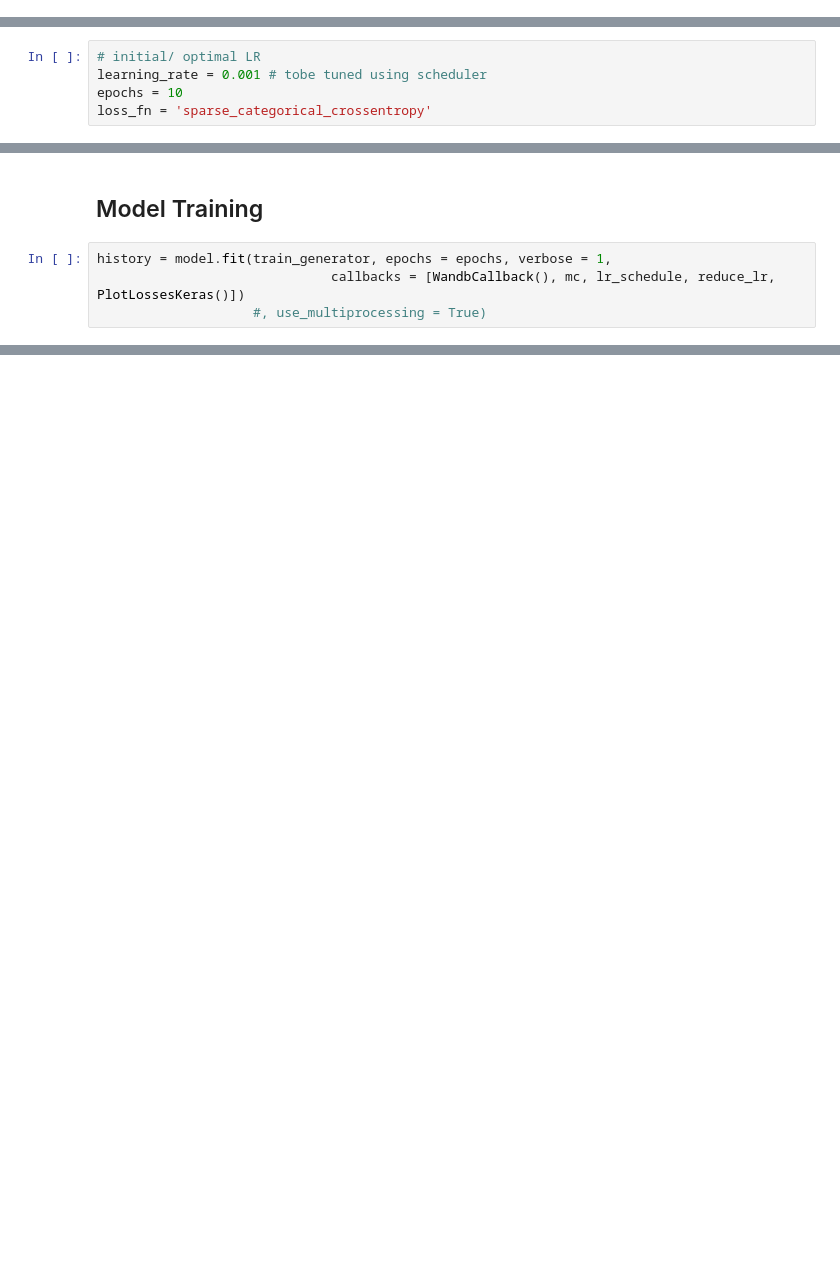
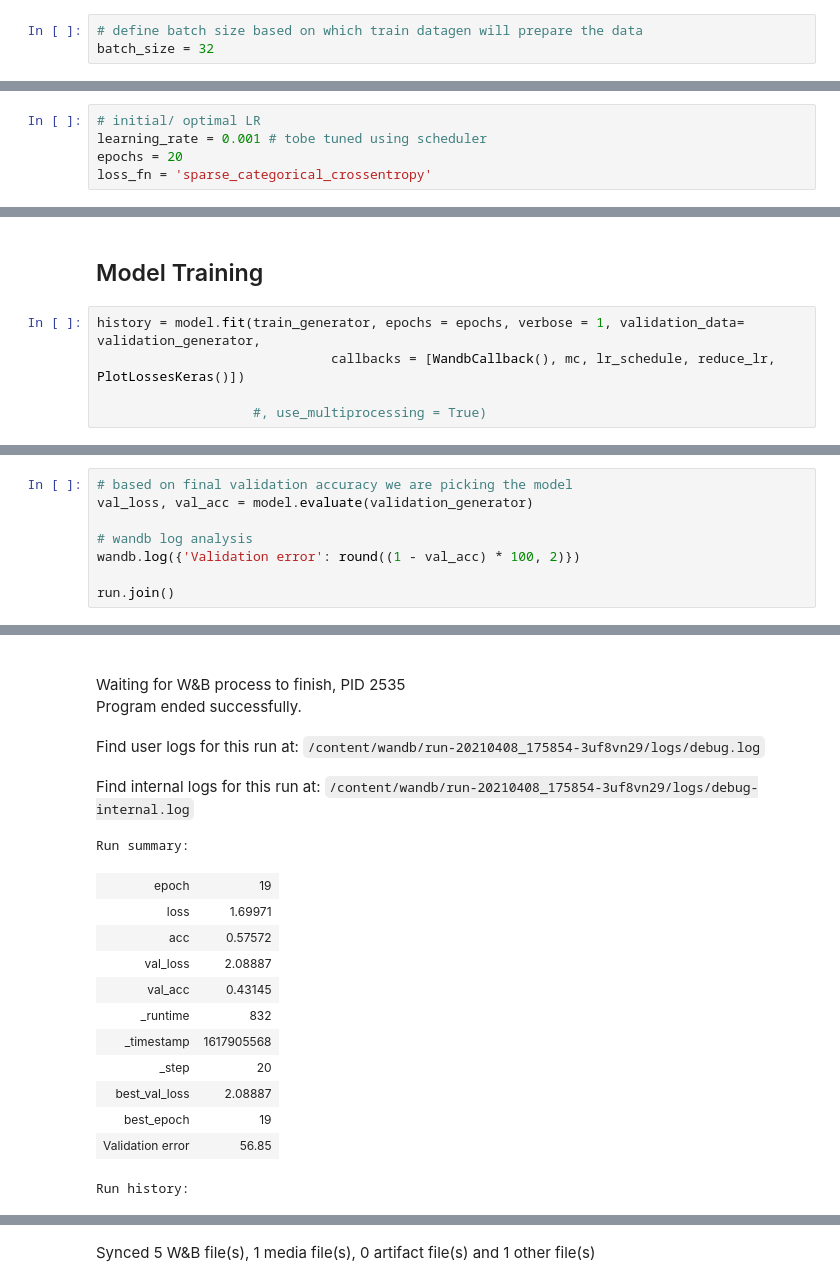
Before and after one commit to sayan0506/Comparative-STudy-of-Effect-of-Transfer-Learning-om-Different-Handwritten-Digit-Datasets-using-WandB, a Jupyter notebook: IIITD_assignment_task_2_test_script.ipynb, the cells around one changed output, grey strips where cells are left out. Drawn from its saved outputs; the diff is of its cells as text; blank space fills up the shorter version.

```diff
--- a/IIITD_assignment_task_2_test_script.ipynb
+++ b/IIITD_assignment_task_2_test_script.ipynb
@@ -351,5 +353,8 @@ Text(0.5, 0, 'After Bicubic Interpolation')
 
 [Reference](https://keras.io/api/preprocessing/image/)
+# %%
+# define batch size based on which train datagen will prepare the data
+batch_size = 32
 # %%
 # creating imagedatagenerator object using keras
 train_datagen = ImageDataGenerator(rotation_range=None,
@@ -504,7 +547,7 @@ _________________________________________________________________
 # %%
 # initial/ optimal LR
 learning_rate = 0.001 # tobe tuned using scheduler
-epochs = 10
+epochs = 20
 loss_fn = 'sparse_categorical_crossentropy'
 # %% [markdown]
 #### Configuring wandb to initialize and log training
@@ -589,7 +660,8 @@ model.evaluate_generator(train_generator)
 # %% [markdown]
 ## Model Training
 # %%
-history = model.fit(train_generator, epochs = epochs, verbose = 1,
+history = model.fit(train_generator, epochs = epochs, verbose = 1, validation_data= validation_generator,
                               callbacks = [WandbCallback(), mc, lr_schedule, reduce_lr, PlotLossesKeras()])
+
                     #, use_multiprocessing = True)
 # %% [output]
@@ -602,0 +679,9 @@ lr
+# %%
+# based on final validation accuracy we are picking the model
+val_loss, val_acc = model.evaluate(validation_generator)
+
+# wandb log analysis
+wandb.log({'Validation error': round((1 - val_acc) * 100, 2)})
+
+run.join()
+# %% [output]
@@ -602,0 +689,17 @@ lr
+Waiting for W&B process to finish, PID 2535
+Program ended successfully.
+Find user logs for this run at: /content/wandb/run-20210408_175854-3uf8vn29/logs/debug.log
+Find internal logs for this run at: /content/wandb/run-20210408_175854-3uf8vn29/logs/debug-internal.log
+Run summary:
+| epoch | 19 |
+| loss | 1.69971 |
+| acc | 0.57572 |
+| val_loss | 2.08887 |
+| val_acc | 0.43145 |
+| _runtime | 832 |
+| _timestamp | 1617905568 |
+| _step | 20 |
+| best_val_loss | 2.08887 |
+| best_epoch | 19 |
+| Validation error | 56.85 |
+Run history:
@@ -602,0 +715 @@ lr
+Synced 5 W&B file(s), 1 media file(s), 0 artifact file(s) and 1 other file(s)
```
Also changed, not shown: parts of 21 cells of this notebook.
